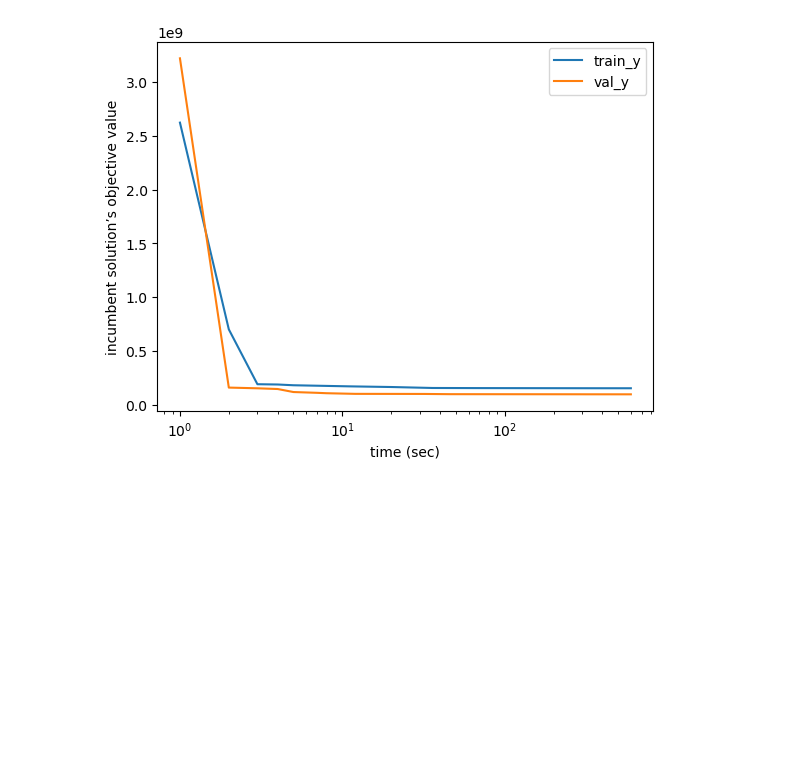
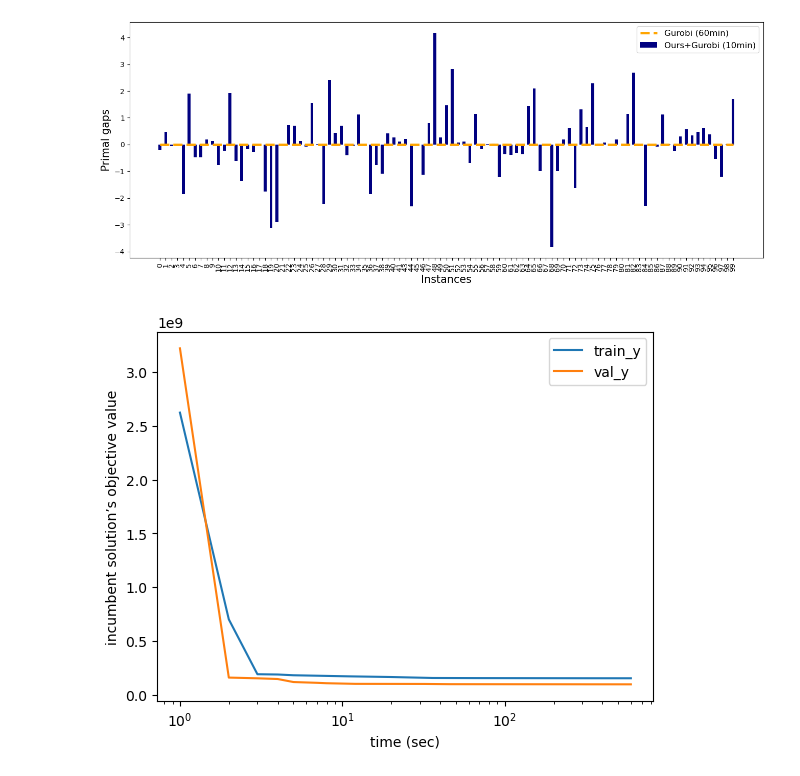
Before and after one commit to taehooonlee/Predict-and-Search_MILP_method, a Jupyter notebook: vis_results.ipynb, the cells around one changed output. Cells and saved outputs as stored; diff of their text form; code cells hidden in the pictures; blank space fills up the shorter version.

```diff
--- a/vis_results.ipynb
+++ b/vis_results.ipynb
@@ -30,0 +17,13 @@ ys_dict = {}
+# %%
+class Exp_result:
+    def __init__(self, test_logs_dir, TaskName, solver, exp_id, search, name, color, marker):
+        self.result_dir = pjoin(test_logs_dir, TaskName, exp_id, solver, search)
+        self.exp_id = exp_id
+        self.search = search
+        self.name = name
+        self.color = color
+        self.marker = marker
+        self.n_infeasible = 0
+        self.min_ys = []
+        self.ys = []
+        self.integrals = []
@@ -30,0 +75,11 @@ ys_dict = {}
+# %%
+base_dir = "/mnt/disk1/thlee/MILP/pas/"
+gt_logs_dir = pjoin(base_dir, "dataset")
+test_logs_dir = pjoin(base_dir, "test_logs")
+ins_dir = pjoin(base_dir, f"instance/{TaskName}/test")
+grb_dir = pjoin(gt_logs_dir, TaskName, "test/logs")
+
+ins_names = sorted(os.listdir(grb_dir))
+ins_names = [ins.split(".")[0] for ins in ins_names]
+
+exp_results = {exp_info[2]: Exp_result(test_logs_dir, TaskName, solver, *exp_info) for exp_info in exp_list}
@@ -31,3 +187,23 @@ ys_dict = {}
+# %%
+ins_name = np.array([int(ins.split("_")[-1]) for ins in feasible_ins]) - 10000
+x = np.arange(len(ins_name))  # x locations for the groups
+
+ys_grb = min_ys_grb - min_ys_grb
+ys = exp_results["Ours"].min_ys - min_ys_grb
+
+plt.figure(figsize=(16, 6))
+plt.bar(x, ys, width=0.5, label="Ours+Gurobi (10min)", color="navy")
+plt.plot(x, np.zeros(len(ys)), "--", label="Gurobi (60min)", color="orange", linewidth=3.5)
+plt.xlabel("Instances", fontsize=15)
+plt.ylabel("Primal gaps", fontsize=15)
+# plt.title('Bar chart with standard deviation')
+plt.xticks(x, ins_name, rotation=90, fontsize=10)
+plt.legend(fontsize=12)
+
+# Show the plot
+plt.show()
+# %% [output]
+[figure, added]
 # %%
 for par in params:
     ys_dict[par] = {}
```
Also changed, not shown: parts of 17 cells of this notebook, 12 other files.
